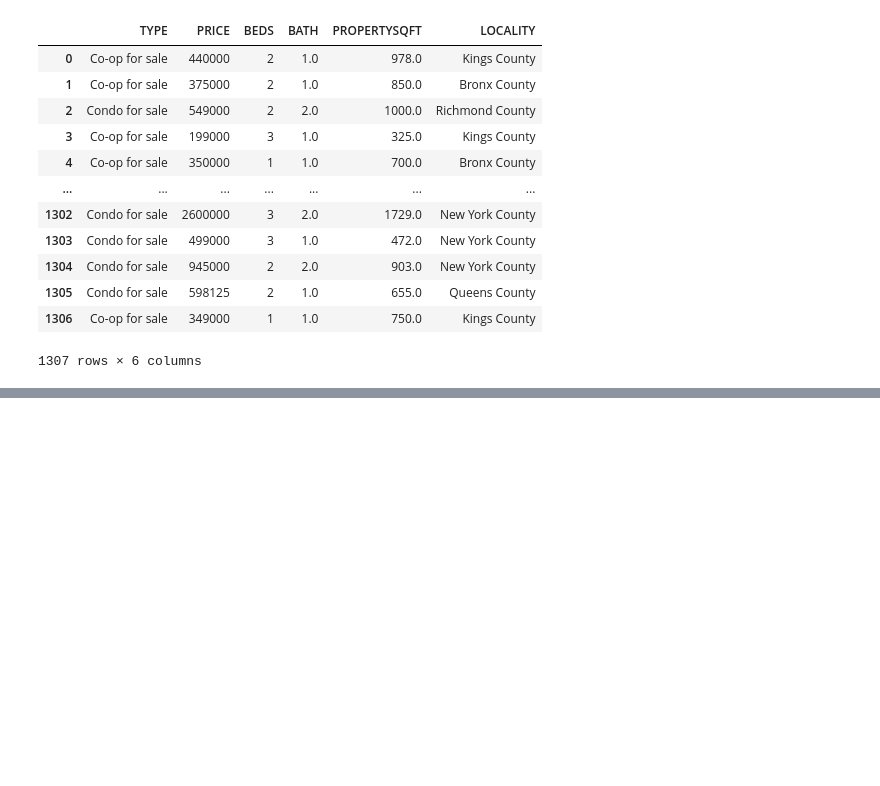
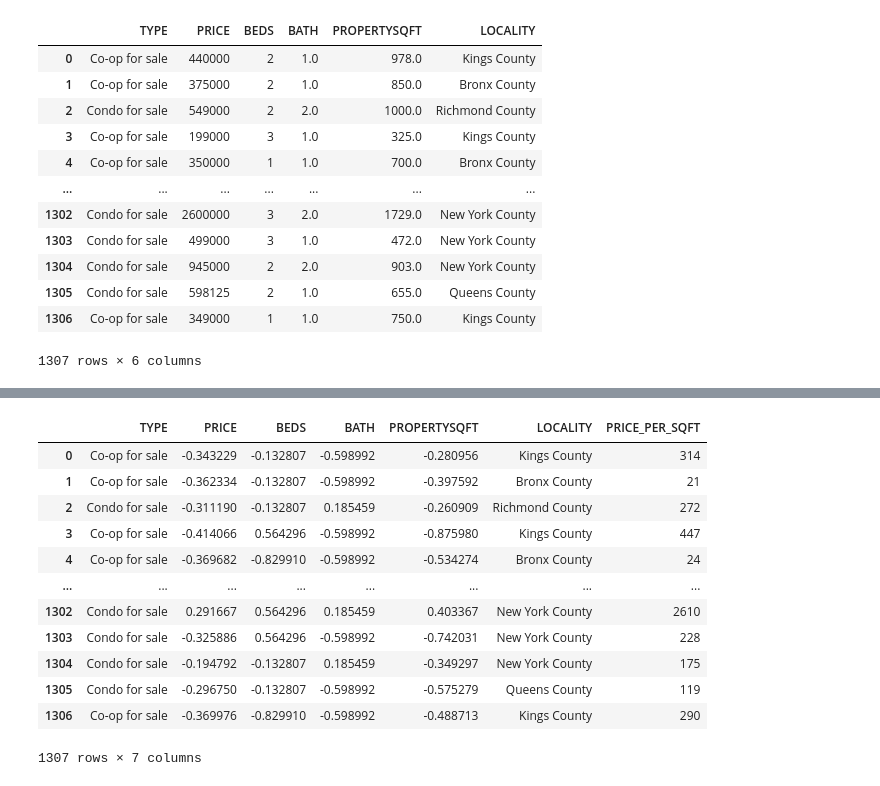
Before and after one commit to captaindarshan/Housing-ML-Project, a Jupyter notebook: NY_housing.ipynb, the cells around one changed output, grey strips where cells are left out. Drawn from its saved outputs; the diff is of its cells as text; code cells hidden in the pictures; blank space fills up the shorter version.

```diff
--- a/NY_housing.ipynb
+++ b/NY_housing.ipynb
@@ -177,0 +240,19 @@ df.to_csv(new_file_path, index=False)
+# %%
+scaler= StandardScaler()
+
+df_scaled[col_names]= scaler.fit_transform(features.values)
+df_scaled
+# %% [output]
+|  | TYPE | PRICE | BEDS | BATH | PROPERTYSQFT | LOCALITY | PRICE_PER_SQFT |
+| 0 | Co-op for sale | -0.343229 | -0.132807 | -0.598992 | -0.280956 | Kings County | 314 |
+| 1 | Co-op for sale | -0.362334 | -0.132807 | -0.598992 | -0.397592 | Bronx County | 21 |
+| 2 | Condo for sale | -0.311190 | -0.132807 | 0.185459 | -0.260909 | Richmond County | 272 |
+| 3 | Co-op for sale | -0.414066 | 0.564296 | -0.598992 | -0.875980 | Kings County | 447 |
+| 4 | Co-op for sale | -0.369682 | -0.829910 | -0.598992 | -0.534274 | Bronx County | 24 |
+| ... | ... | ... | ... | ... | ... | ... | ... |
+| 1302 | Condo for sale | 0.291667 | 0.564296 | 0.185459 | 0.403367 | New York County | 2610 |
+| 1303 | Condo for sale | -0.325886 | 0.564296 | -0.598992 | -0.742031 | New York County | 228 |
+| 1304 | Condo for sale | -0.194792 | -0.132807 | 0.185459 | -0.349297 | New York County | 175 |
+| 1305 | Condo for sale | -0.296750 | -0.132807 | -0.598992 | -0.575279 | Queens County | 119 |
+| 1306 | Co-op for sale | -0.369976 | -0.829910 | -0.598992 | -0.488713 | Kings County | 290 |
+1307 rows × 7 columns
```
Also changed, not shown: parts of 7 cells of this notebook.
